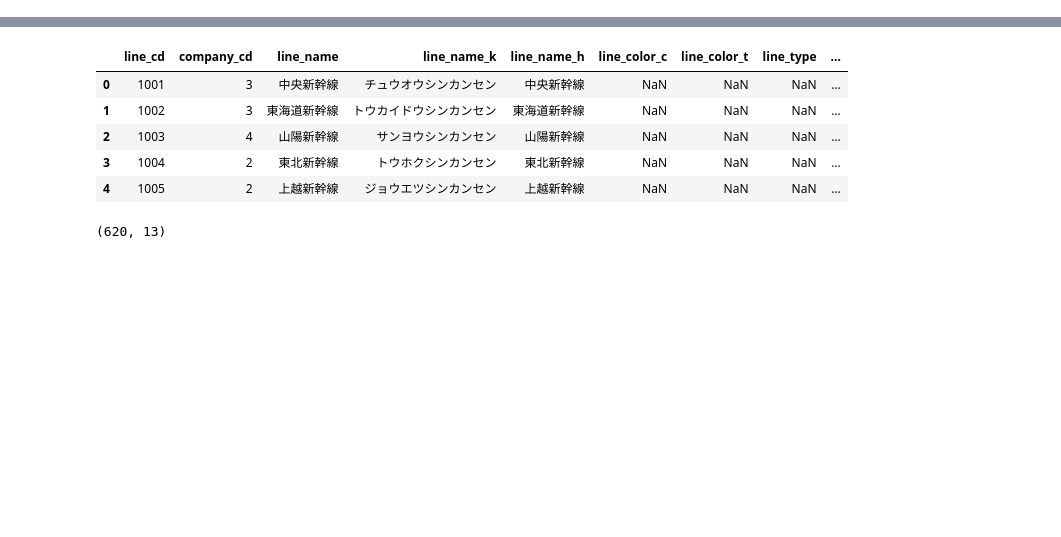
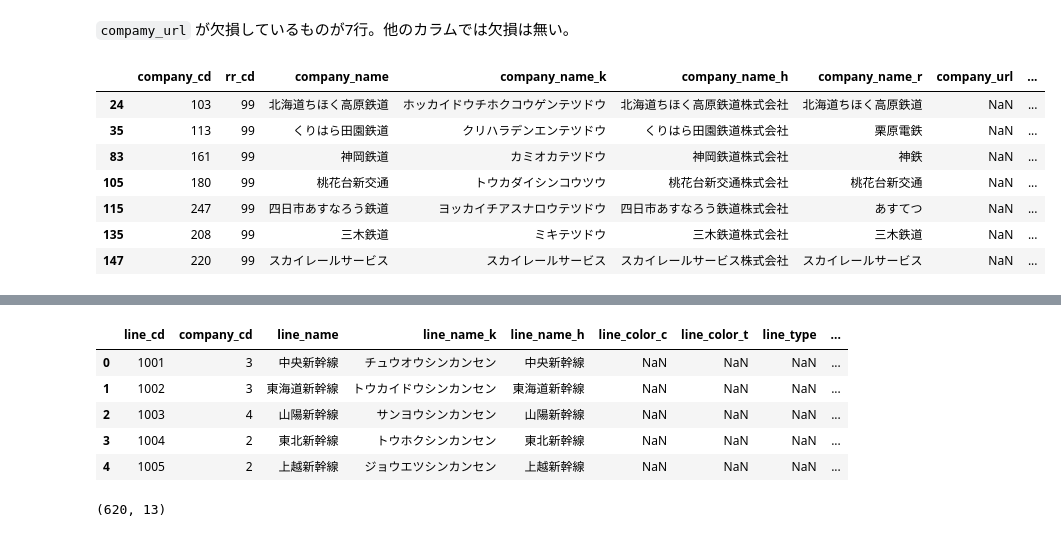
Before and after one commit to hrkenz/jupyter-notebook, a Jupyter notebook: ekidata.ipynb, the cells around one changed output, grey strips where cells are left out. Cells and saved outputs as stored; diff of their text form; code cells hidden in the pictures; blank space fills up the shorter version.

```diff
--- a/ekidata.ipynb
+++ b/ekidata.ipynb
@@ -14,0 +53,13 @@ import pandas as pd
+# %% [markdown]
+`compamy_url` が欠損しているものが7行。他のカラムでは欠損は無い。
+# %%
+df_company[df_company.company_url.isnull()]
+# %% [output]
+|  | company_cd | rr_cd | company_name | company_name_k | company_name_h | company_name_r | company_url | ... |
+| 24 | 103 | 99 | 北海道ちほく高原鉄道 | ホッカイドウチホクコウゲンテツドウ | 北海道ちほく高原鉄道株式会社 | 北海道ちほく高原鉄道 | NaN | ... |
+| 35 | 113 | 99 | くりはら田園鉄道 | クリハラデンエンテツドウ | くりはら田園鉄道株式会社 | 栗原電鉄 | NaN | ... |
+| 83 | 161 | 99 | 神岡鉄道 | カミオカテツドウ | 神岡鉄道株式会社 | 神鉄 | NaN | ... |
+| 105 | 180 | 99 | 桃花台新交通 | トウカダイシンコウツウ | 桃花台新交通株式会社 | 桃花台新交通 | NaN | ... |
+| 115 | 247 | 99 | 四日市あすなろう鉄道 | ヨッカイチアスナロウテツドウ | 四日市あすなろう鉄道株式会社 | あすてつ | NaN | ... |
+| 135 | 208 | 99 | 三木鉄道 | ミキテツドウ | 三木鉄道株式会社 | 三木鉄道 | NaN | ... |
+| 147 | 220 | 99 | スカイレールサービス | スカイレールサービス | スカイレールサービス株式会社 | スカイレールサービス | NaN | ... |
```
Also changed, not shown: parts of 26 cells of this notebook.
